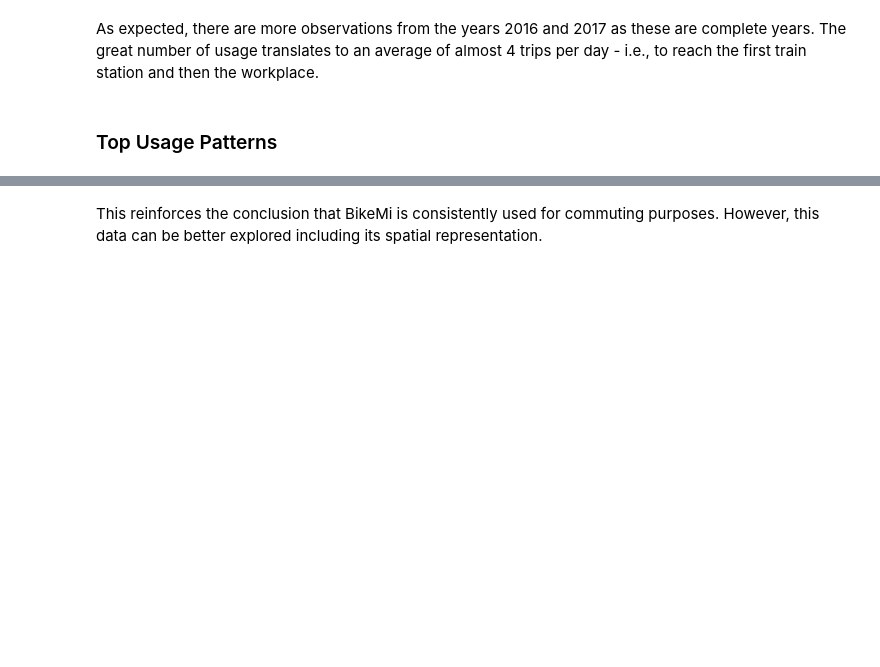
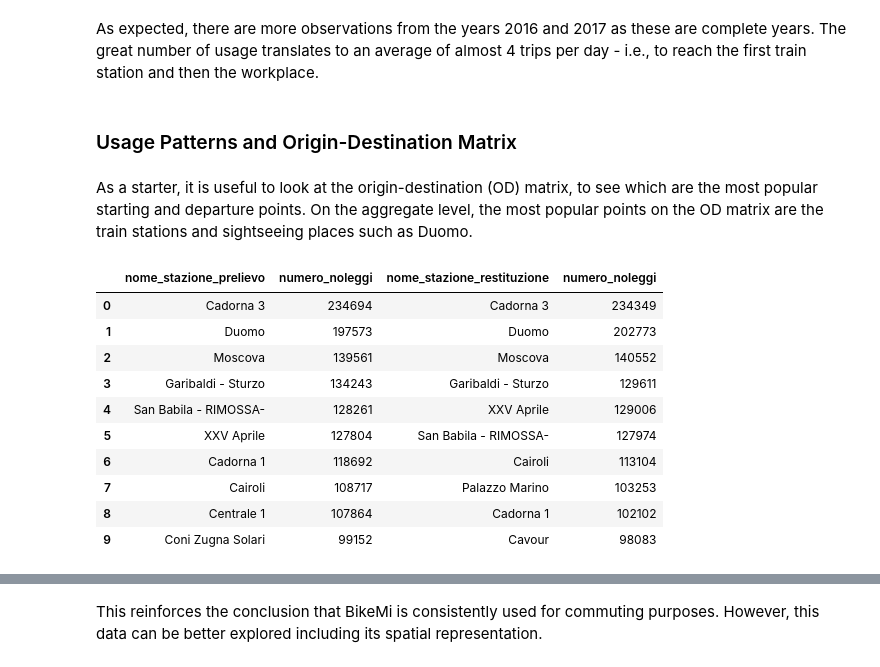
Before and after one commit to toscasterre/thesis-forecasting, a Jupyter notebook: notebooks/03-data_ingestion_and_spatial_operations.ipynb, the cells around one changed output, grey strips where cells are left out. Saved outputs shown, nothing was run; the diff lists cells and outputs as text; code cells hidden in the pictures; blank space fills up the shorter version.

```diff
--- a/notebooks/03-data_ingestion_and_spatial_operations.ipynb
+++ b/notebooks/03-data_ingestion_and_spatial_operations.ipynb
@@ -181,4 +188,44 @@ pd.read_sql(query, conn).astype({"anno": "int"}).head(10).set_index("cliente_ano
 # %% [markdown]
 As expected, there are more observations from the years 2016 and 2017 as these are complete years. The great number of usage translates to an average of almost 4 trips per day - i.e., to reach the first train station and then the workplace.
 # %% [markdown]
-### Top Usage Patterns
+### Usage Patterns and Origin-Destination Matrix
+# %% [markdown]
+As a starter, it is useful to look at the origin-destination (OD) matrix, to see which are the most popular starting and departure points. On the aggregate level, the most popular points on the OD matrix are the train stations and sightseeing places such as Duomo.
+# %%
+top_departure_stations_query = """
+    SELECT
+        nome_stazione_prelievo,
+        COUNT(*) AS numero_noleggi
+    FROM bikemi_rentals
+    GROUP BY
+        nome_stazione_prelievo
+    ORDER BY numero_noleggi DESC;
+"""
+
+top_departure_stations = pd.read_sql(top_departure_stations_query, conn)
+
+top_arrival_stations_query = """
+    SELECT
+        nome_stazione_restituzione,
+        COUNT(*) AS numero_noleggi
+    FROM bikemi_rentals
+    GROUP BY
+        nome_stazione_restituzione
+    ORDER BY numero_noleggi DESC;
+"""
+
+top_arrival_stations = pd.read_sql(top_arrival_stations_query, conn)
+
+pd.concat([top_departure_stations, top_arrival_stations], axis=1).head(10)
+# %% [output]
+|  | nome_stazione_prelievo | numero_noleggi | nome_stazione_restituzione | numero_noleggi |
+| 0 | Cadorna 3 | 234694 | Cadorna 3 | 234349 |
+| 1 | Duomo | 197573 | Duomo | 202773 |
+| 2 | Moscova | 139561 | Moscova | 140552 |
+| 3 | Garibaldi - Sturzo | 134243 | Garibaldi - Sturzo | 129611 |
+| 4 | San Babila - RIMOSSA- | 128261 | XXV Aprile | 129006 |
+| 5 | XXV Aprile | 127804 | San Babila - RIMOSSA- | 127974 |
+| 6 | Cadorna 1 | 118692 | Cairoli | 113104 |
+| 7 | Cairoli | 108717 | Palazzo Marino | 103253 |
+| 8 | Centrale 1 | 107864 | Cadorna 1 | 102102 |
+| 9 | Coni Zugna Solari | 99152 | Cavour | 98083 |
```
Also changed, not shown: parts of 23 cells of this notebook, 14 other files.
